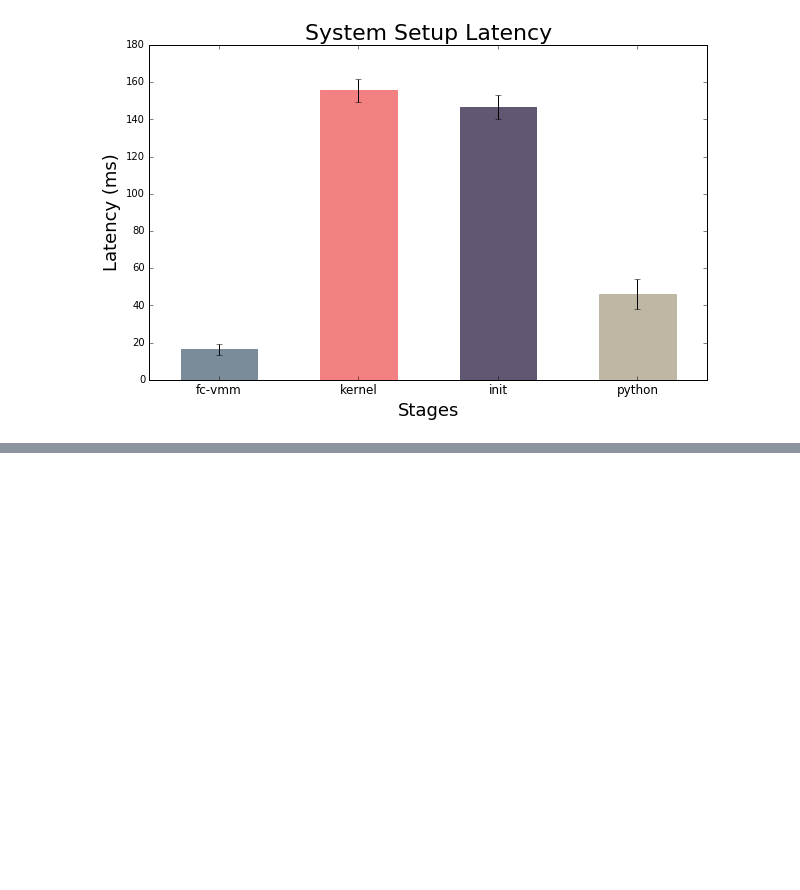
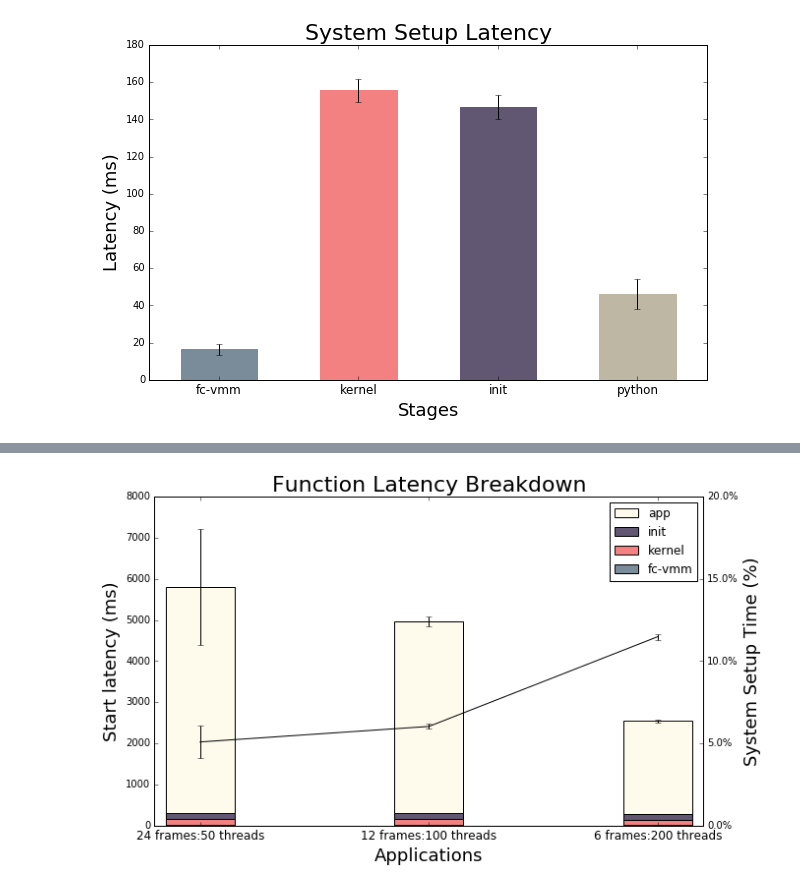
Before and after one commit to princeton-sns/firecracker-tools, a Jupyter notebook: measurements/workload_latency_analysis.ipynb, the cells around one changed output, grey strips where cells are left out. Cells and saved outputs as stored; diff of their text form; code cells hidden in the pictures; blank space fills up the shorter version.

```diff
--- a/measurements/workload_latency_analysis.ipynb
+++ b/measurements/workload_latency_analysis.ipynb
@@ -149,0 +263,12 @@ plt.show()
+# %%
+xc_fcavg = np.array([xc24f_avg[0], xc12f_avg[0], xc6f_avg[0] ])
+xc_kavg = np.array([xc24f_avg[1], xc12f_avg[1], xc6f_avg[1] ])
+xc_iavg = np.array([xc24f_avg[2], xc12f_avg[2], xc6f_avg[2] ])
+xc_aavg = np.array([xc24f_avg[3], xc12f_avg[3], xc6f_avg[3] ])
+
+sys_pctg = (xc_fcavg+xc_kavg+xc_iavg)/(xc_fcavg+xc_kavg+xc_iavg+xc_aavg)
+sys_pctg = sys_pctg * 100
+
+xc_std = np.array([np.std(xc24f[3]),np.std(xc12f[3]),  np.std(xc6f[3])])
+xc_std
+sys_pctg_std = sys_pctg - (xc_fcavg+xc_kavg+xc_iavg)/(xc_fcavg+xc_kavg+xc_iavg+xc_aavg+xc_std)*100
@@ -149,0 +283,31 @@ plt.show()
+# %%
+bar_width = 0.3
+
+idx = ['24 frames:50 threads', '12 frames:100 threads', '6 frames:200 threads']
+ind = [x for x, _ in enumerate(idx)]
+plt.figure(figsize=(10,6))
+
+plt.bar(ind, xc_aavg, yerr = xc_std, width=bar_width, label = 'app', color = cwhite, bottom = xc_iavg+xc_kavg+xc_fcavg)
+
+plt.bar(ind, xc_iavg, width=bar_width, label = 'init', color = cpurple, bottom = xc_kavg+xc_fcavg)
+plt.bar(ind, xc_kavg, width=bar_width, label = 'kernel', color = cred, bottom = xc_fcavg)
+plt.bar(ind, xc_fcavg, width=bar_width, label = 'fc-vmm', color = cgray)
+plt.xticks(ind, idx, fontsize=tick_fz)
+plt.ylabel("Start latency (ms)", fontsize=axis_fz)
+plt.xlabel("Applications", fontsize=axis_fz)
+plt.legend(loc = "upper right")
+plt.title("Function Latency Breakdown", fontsize=title_fz)
+
+
+
+axes2 = plt.twinx()
+axes2.errorbar(ind, sys_pctg, yerr = sys_pctg_std, color='k')
+axes2.set_ylim(0, 20)
+axes2.set_xlim(-0.2, 2.2)
+axes2.set_ylabel('System Setup Time (%)', fontsize=axis_fz)
+axes2.yaxis.set_major_formatter(PercentFormatter())
+#plt.savefig('xc_latency_breakdown.png', dpi=600)
+plt.savefig('xc_latency.eps', format="eps")
+#plt.show()
+# %% [output]
+[figure, added]
```
Also changed, not shown: parts of 20 cells of this notebook, 59 other files.
